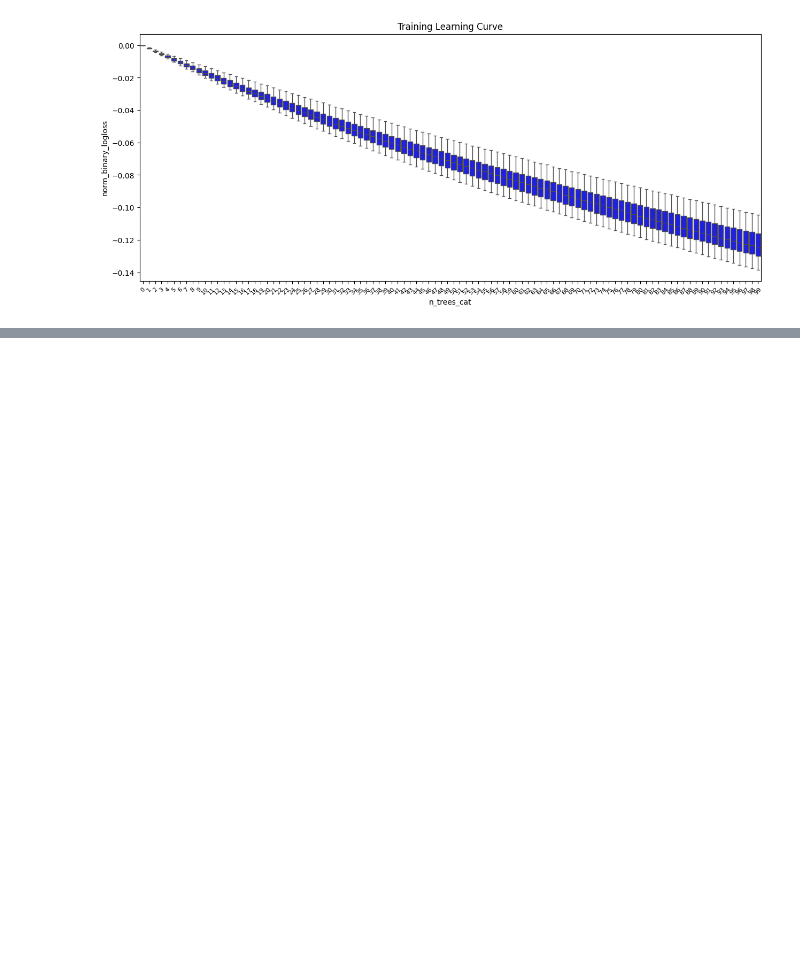
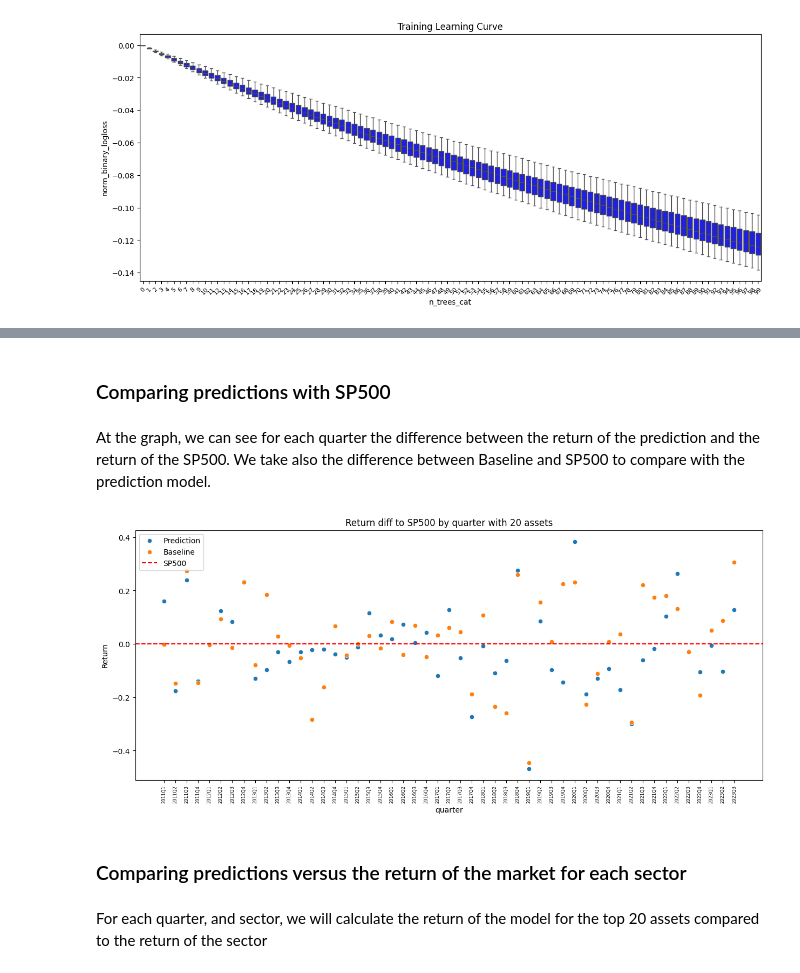
Before and after one commit to Zrive/zrive-ds-4q24-asset-ranking, a Jupyter notebook: src/module_3/training_data_binary.ipynb, the cells around one changed output, grey strips where cells are left out. Drawn from its saved outputs; the diff is of its cells as text; code cells hidden in the pictures; blank space fills up the shorter version.

```diff
--- a/src/module_3/training_data_binary.ipynb
+++ b/src/module_3/training_data_binary.ipynb
@@ -402,0 +407,23 @@ plt.show()
+# %% [markdown]
+### Comparing predictions with SP500
+# %%
+def create_results_df(predictions: dict,quarter:str,sector:str=False, versus_sp500:bool = True ) -> pd.DataFrame:
+    assets = df_final[df_final['quarter'] == quarter]['asset_num']
+    df = pd.DataFrame(assets).reset_index(drop=True)
+    df['prediction'] = predictions[quarter]
+    df['asset_num'] = assets.values
+    df['rank_pos'] = df['prediction'].rank(ascending=False)
+    df['rank_neg'] = df['prediction'].rank(ascending=True)
+    if versus_sp500:
+        df = df.merge(df_final[df_final['quarter'] == quarter][['asset_num','asset_return_gt_sp500','asset_return_diff_sp500']], on='asset_num')
+    else:
+        df = df.merge(df_final[df_final['quarter'] == quarter][['asset_num','1year_price_variation','1year_sp500_return']], on='asset_num')
+    if sector:
+        df = df.merge(df_final[df_final['quarter'] == quarter][['asset_num','Baseline','new_sector']], on='asset_num')
+    else:
+        df = df.merge(df_final[df_final['quarter'] == quarter][['asset_num','Baseline']], on='asset_num')
+    return df
+# %%
+def equitative_return(df:pd.DataFrame, n:int) -> pd.DataFrame:
+    df = df.sort_values('rank_pos', ascending=False).head(n)
+    return df['asset_return_diff_sp500'].mean()
@@ -402,0 +467,21 @@ plt.show()
+# %%
+n_assets = 20
+df_returns_quarters = calculate_returns(n_assets=n_assets)
+# %% [markdown]
+At the graph, we can see for each quarter the difference between the return of the prediction and the return of the SP500. We take also the difference between Baseline and SP500 to compare with the prediction model.
+# %%
+plt.subplots(figsize=(15, 6))
+sns.scatterplot(data=df_returns_quarters, x='quarter', y='prediction_return_equitative',label='Prediction')
+sns.scatterplot(data=df_returns_quarters, x='quarter', y='baseline_return',label='Baseline')
+plt.axhline(y=0.0, color='r', linestyle='--', label='SP500')
+plt.title(f'Return diff to SP500 by quarter with {n_assets} assets')
+plt.ylabel('Return')
+plt.xticks(rotation=90, fontsize=6)
+plt.legend()
+plt.show()
+# %% [output]
+[figure, added]
+# %% [markdown]
+### Comparing predictions versus the return of the market for each sector
+# %% [markdown]
+For each quarter, and sector, we will calculate the return of the model for the top 20 assets compared to the return of the sector
```
Also changed, not shown: parts of 12 cells of this notebook, 34 other files.
